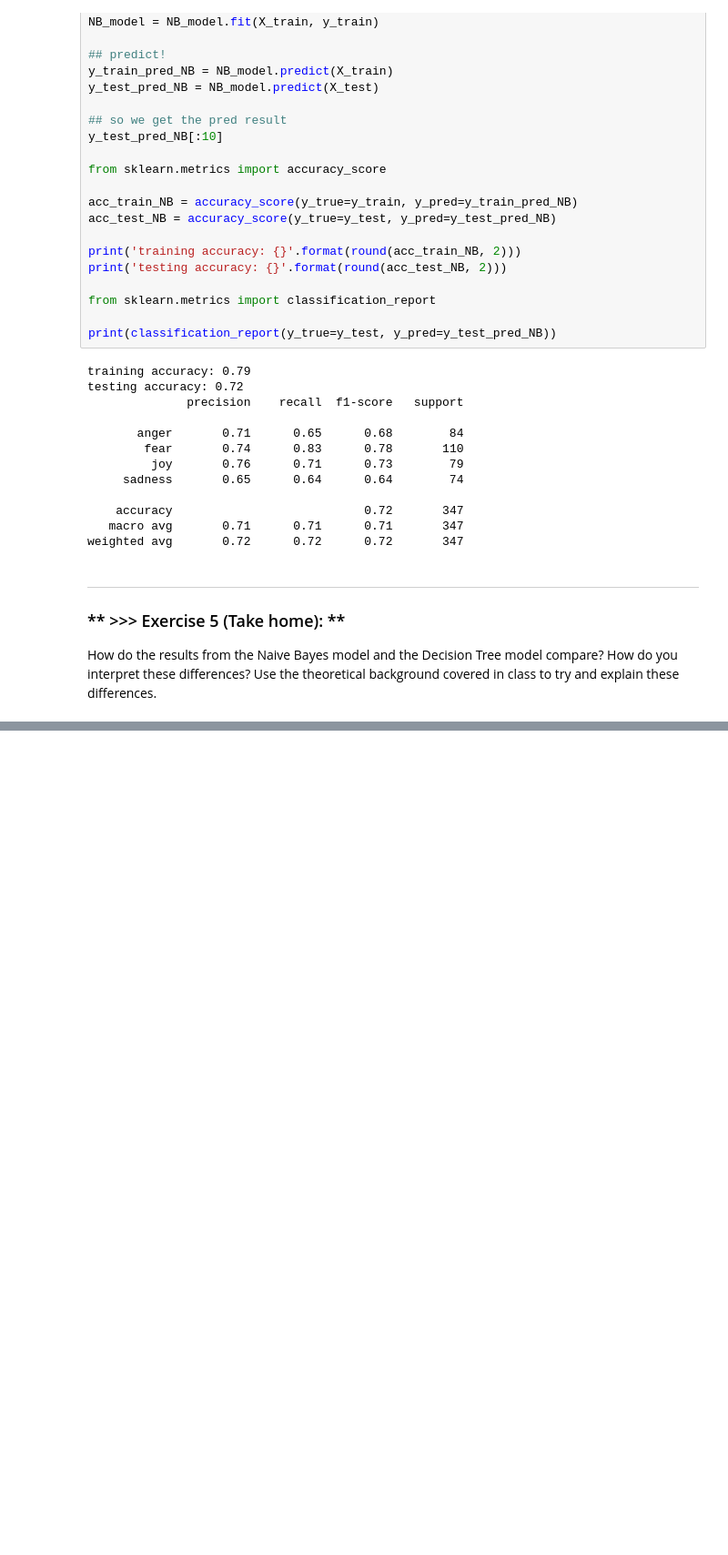
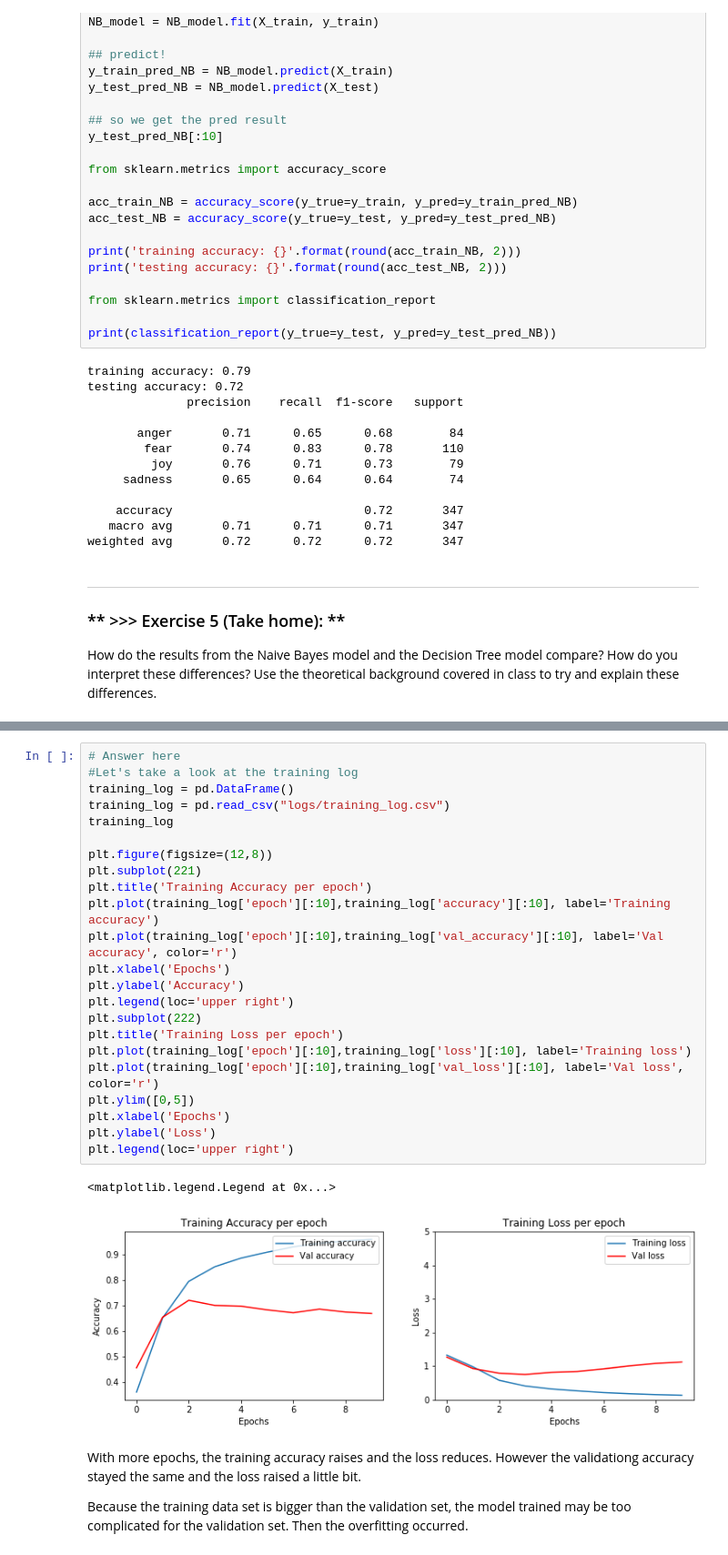
Before and after one commit to bill-yc-yu/DM19-Lab2-Homework, a Jupyter notebook: DM19-Lab2-Homework.ipynb, the cells around one changed output, grey strips where cells are left out. Shown at 91% size. Drawn from its saved outputs; the diff is of its cells as text; blank space fills up the shorter version.

```diff
--- a/DM19-Lab2-Homework.ipynb
+++ b/DM19-Lab2-Homework.ipynb
@@ -194,0 +211,30 @@ How do the results from the Naive Bayes model and the Decision Tree model compar
+# %%
+# Answer here
+#Let's take a look at the training log
+training_log = pd.DataFrame()
+training_log = pd.read_csv("logs/training_log.csv")
+training_log
+
+plt.figure(figsize=(12,8))
+plt.subplot(221)
+plt.title('Training Accuracy per epoch')
+plt.plot(training_log['epoch'][:10],training_log['accuracy'][:10], label='Training accuracy')
+plt.plot(training_log['epoch'][:10],training_log['val_accuracy'][:10], label='Val accuracy', color='r')
+plt.xlabel('Epochs')
+plt.ylabel('Accuracy')
+plt.legend(loc='upper right')
+plt.subplot(222)
+plt.title('Training Loss per epoch')
+plt.plot(training_log['epoch'][:10],training_log['loss'][:10], label='Training loss')
+plt.plot(training_log['epoch'][:10],training_log['val_loss'][:10], label='Val loss', color='r')
+plt.ylim([0,5])
+plt.xlabel('Epochs')
+plt.ylabel('Loss')
+plt.legend(loc='upper right')
+# %% [output]
+<matplotlib.legend.Legend at 0x...>
+[figure, added]
+# %% [markdown]
+With more epochs, the training accuracy raises and the loss reduces. However the validationg accuracy stayed the same and the loss raised a little bit.
+
+Because the training data set is bigger than the validation set, the model trained may be too complicated for the validation set. Then the overfitting occurred.
```
Also changed, not shown: parts of 8 cells of this notebook, 1 other file.
